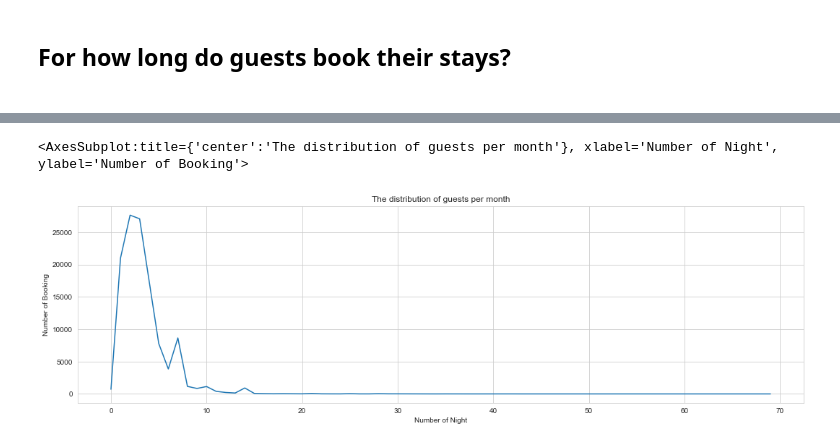
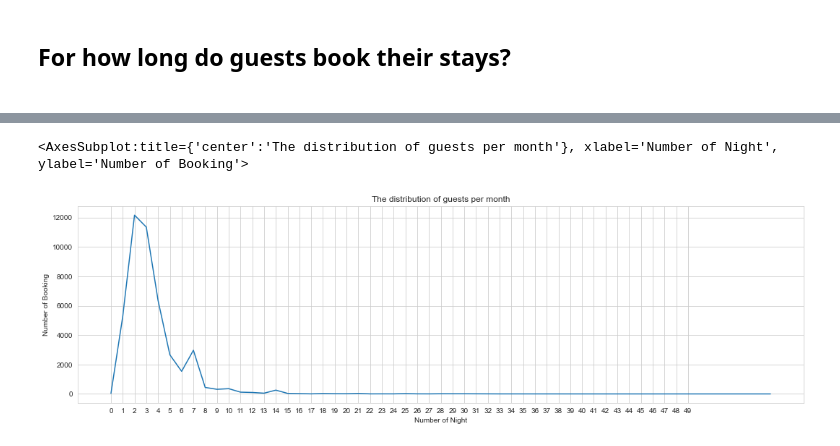
Before and after one commit to Nourfdss/stayforlong_test, a Jupyter notebook: test.ipynb, the cells around one changed output, grey strips where cells are left out. Saved outputs shown, nothing was run; the diff lists cells and outputs as text; code cells hidden in the pictures.

```diff
--- a/test.ipynb
+++ b/test.ipynb
@@ -47,7 +49,9 @@ dtype: object
 # %%
 #missing values from children, comapny, agent (data types float64) country (data types object)
 
-df['children'] = df['children'].fillna(0)
+#fill nan values with float values 0.0
+df['children'] = df['children'].fillna(0.0)
+
 
 df[['company', 'agent', 'country']] = df[['company', 'agent', 'country']].fillna('NULL')
 
@@ -309,8 +314,11 @@ plt.show()
 <h2>For how long do guests book their stays?<h2>
 # %%
 #calculting the total number of stay by combing all nights within the week
+df2 = df[df['is_canceled'] == 1]
+book_stays = df2['stays_in_weekend_nights'] + df2['stays_in_week_nights']
 
-book_stays = df['stays_in_weekend_nights'] + df['stays_in_week_nights']
 
-book_stays.describe()
+book_stays.value_counts()
+
+#book_stays.describe()
 # %% [output]
@@ -326,12 +342,13 @@ dtype: float64
 # %%
 book_stays_counts = book_stays.value_counts()
 sns.set_style('whitegrid')
 fig, ax = plt.subplots(figsize=(18, 5))
 ax.set_title("The distribution of guests per month")
 ax.set_xlabel('Number of Night')
 ax.set_ylabel('Number of Booking')
-
+ax.set_xticks(range(0,  50, 1))
+#ax.set_yticks(range(0,  12000, 100))
 sns.lineplot(book_stays_counts.index,book_stays_counts, ax=ax)
 # %% [output]
 <AxesSubplot:title={'center':'The distribution of guests per month'}, xlabel='Number of Night', ylabel='Number of Booking'>
-[figure, old version]
+[figure, new version]
```
Also changed, not shown: parts of 4 cells of this notebook.
